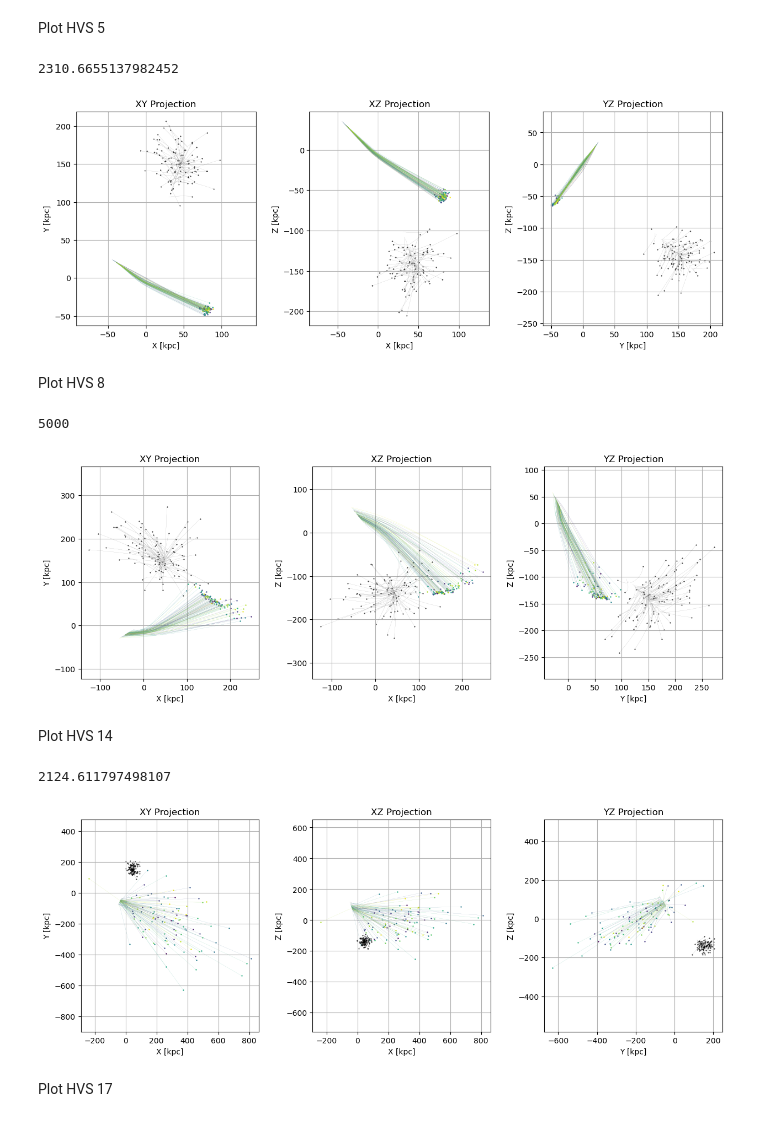
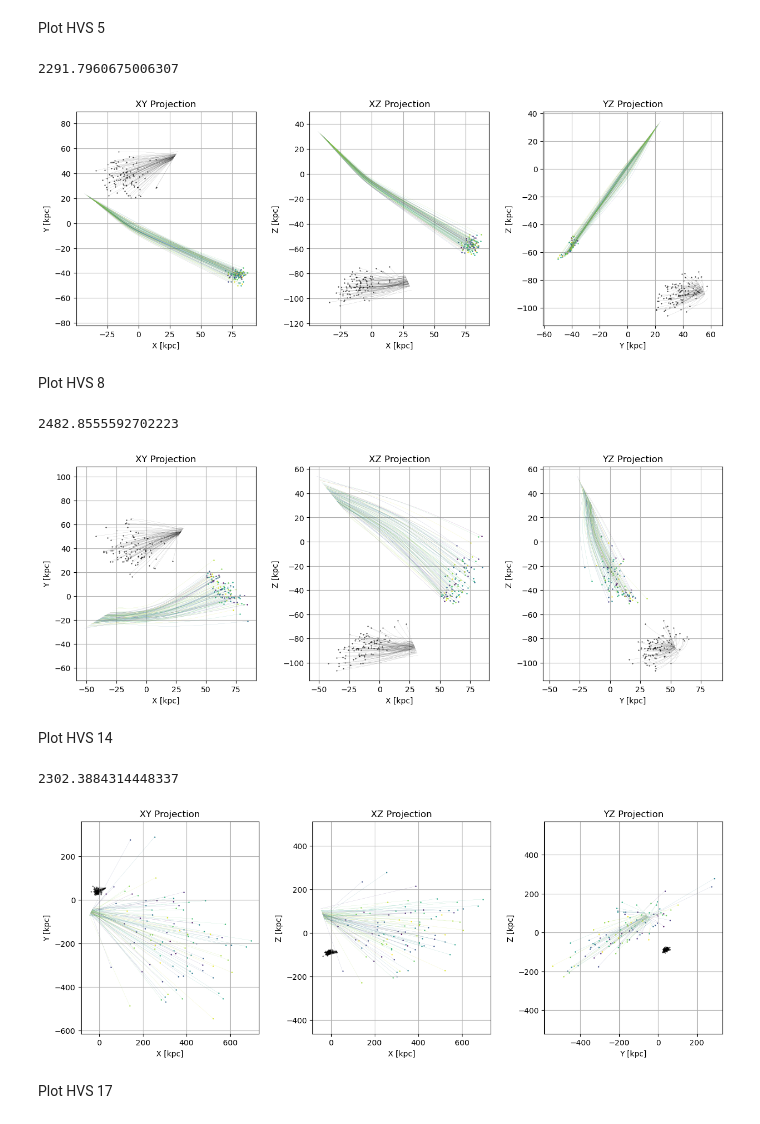
Before and after one commit to HaydenTedrake/HPV_project, a Jupyter notebook: Galaxies/AquariusII.ipynb, the cells around one changed output. Saved outputs shown, nothing was run; the diff lists cells and outputs as text; code cells hidden in the pictures.

```diff
--- a/Galaxies/AquariusII.ipynb
+++ b/Galaxies/AquariusII.ipynb
@@ -22,3 +16,9 @@ min23 = 2124.604966959223
+# %%
+min5 = 2291.7960675006307
+min8 = 2482.8555592702223
+min14 = 2302.3884314448337
+min17 = 2625.860731482505
+min23 = 1152.1457458247062
 # %% [markdown]
 Helper Functions
 # %%
@@ -282,13 +282,12 @@ ax_yz.grid(True)
 plt.tight_layout(rect=[0, 0, 1, 0.95])
 plt.show()
 # %% [output]
-2310.6655137982452
+2291.7960675006307
-[figure, old version]
+[figure, new version]
 # %% [markdown]
 Plot HVS 8
 # %%
 print(min8)
-min8 = 6000
 
 orbits = calculate_orbits(dict8, hvs8_ics, min8)
 dwarf_orbits = calculate_orbits(dwarf_dict, dwarf_ics, min8)
@@ -323,35 +322,35 @@ for i, orbit in enumerate(orbits):
     ax_xz.scatter(pos[0, -1], pos[2, -1], color=colors[i], marker='o', s=0.5)
 for orbit in dwarf_orbits:
     pos = orbit.pos.xyz.value
     plt.plot(pos[0], pos[2], color='black', lw=0.1, alpha=0.5)
     plt.scatter(pos[0, -1], pos[2, -1], color='black', marker='o', s=0.2)
 ax_xz.set_xlabel('X [kpc]')
 ax_xz.set_ylabel('Z [kpc]')
 ax_xz.set_title('XZ Projection')
 ax_xz.axis('equal')
 ax_xz.grid(True)
 
 # YZ
 ax_yz = fig.add_subplot(gs[0, 2])
 for i, orbit in enumerate(orbits):
     pos = orbit.pos.xyz.value
     ax_yz.plot(pos[1], pos[2], color=colors[i], lw=0.1, alpha=0.7)
     ax_yz.scatter(pos[1, -1], pos[2, -1], color=colors[i], marker='o', s=0.5)
 for orbit in dwarf_orbits:
     pos = orbit.pos.xyz.value
     plt.plot(pos[1], pos[2], color='black', lw=0.1, alpha=0.5)
     plt.scatter(pos[1, -1], pos[2, -1], color='black', marker='o', s=0.2)
 ax_yz.set_xlabel('Y [kpc]')
 ax_yz.set_ylabel('Z [kpc]')
 ax_yz.set_title('YZ Projection')
 ax_yz.axis('equal')
 ax_yz.grid(True)
 
 plt.tight_layout(rect=[0, 0, 1, 0.95])
 plt.show()
 # %% [output]
-5000
+2482.8555592702223
-[figure, old version]
+[figure, new version]
 # %% [markdown]
 Plot HVS 14
 # %%
@@ -417,8 +416,8 @@ ax_yz.grid(True)
 plt.tight_layout(rect=[0, 0, 1, 0.95])
 plt.show()
 # %% [output]
-2124.611797498107
+2302.3884314448337
-[figure, old version]
+[figure, new version]
 # %% [markdown]
 Plot HVS 17
 # %%
```
Also changed, not shown: parts of 3 cells of this notebook, 9 other files.
